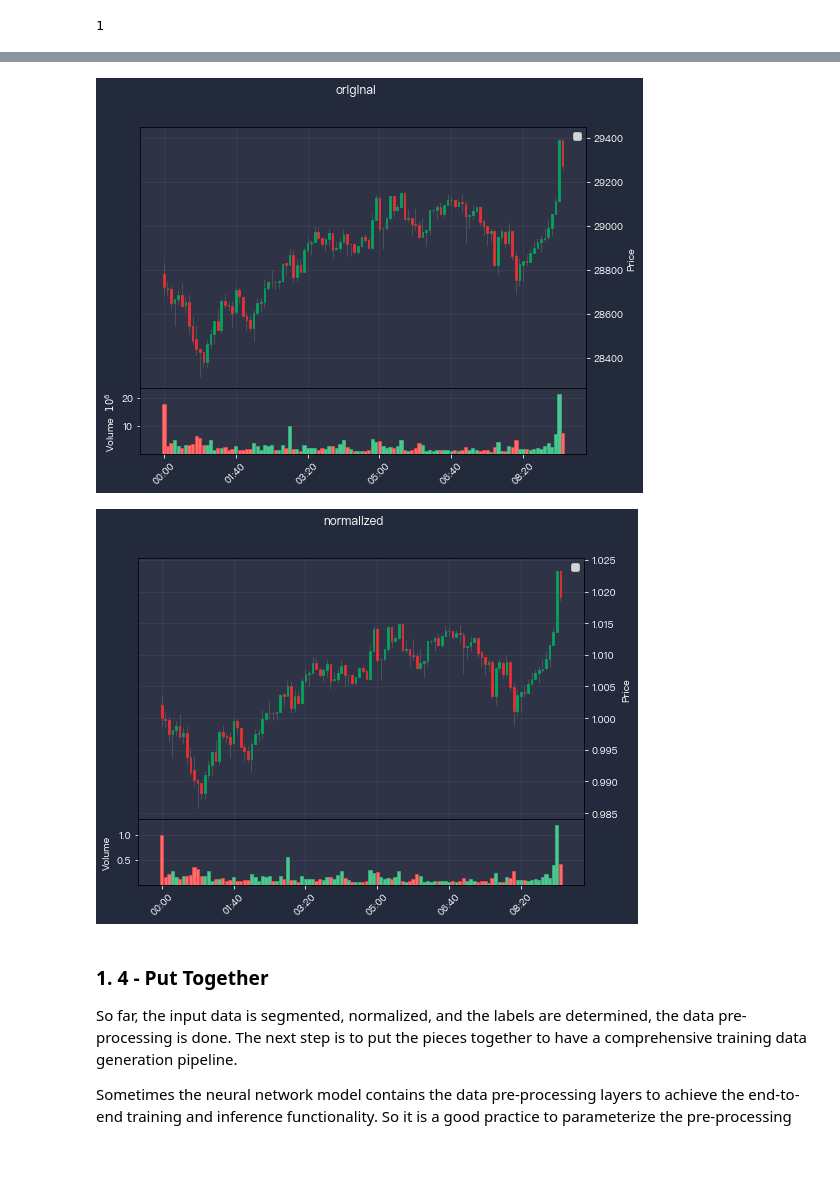
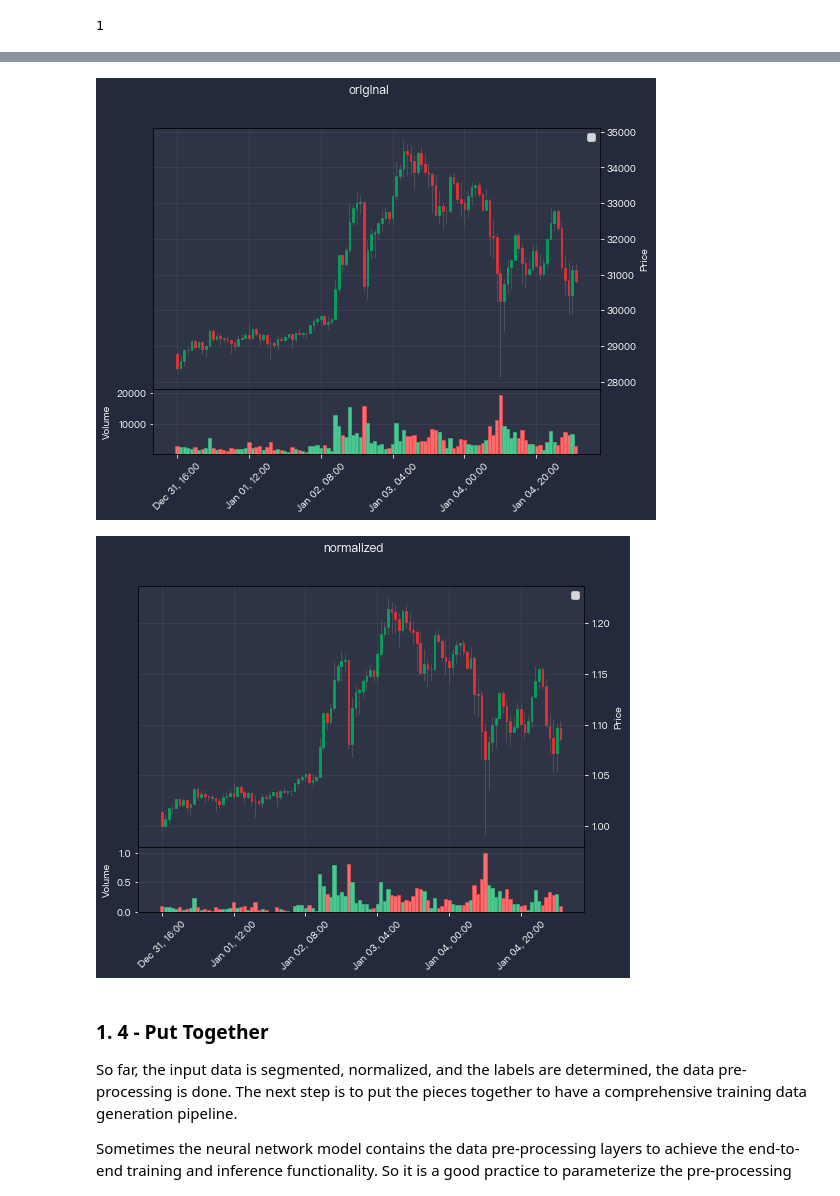
Before and after one commit to hchen13/neural-quant, a Jupyter notebook: dataset_management/dataset_generation.ipynb, the cells around one changed output, grey strips where cells are left out. Drawn from its saved outputs; the diff is of its cells as text; code cells hidden in the pictures; blank space fills up the shorter version.

```diff
--- a/dataset_management/dataset_generation.ipynb
+++ b/dataset_management/dataset_generation.ipynb
@@ -70,8 +70,8 @@ from matplotlib import pyplot as plt
 # %% [markdown]
 An example of retrieving data through QUANTAXIS package, notice that the dataframes from it are actually indexed with names "datetime" and "code", so if the later code uses the index names, please refer back to this accordingly.
 # %%
-btc_symbol = 'HUOBI.btcusdt'
-freq = '5min'
+btc_symbol = 'BINANCE.BTCUSDT'
+freq = '60min'
 start_date = "2021-01-01"
 end_date = str(datetime.today())
 data = qa.QA_fetch_cryptocurrency_min_adv(btc_symbol, start=start_date, end=end_date, frequence=freq).data
@@ -109,7 +109,8 @@ for i in range(0, len(data) - window_size):
     future = segment[n:]
     print(f"SHAPES:\nsegment = {segment.shape} | history = {history.shape} | future = {future.shape}")
     s = history.iloc[-1].name[0]
-    mpf_draw_trading_data(segment, seps=[s]);
+    fig, (main_ax, vol_ax) = draw_trading_data(segment, pointers=[s])
+    main_ax.axvline(n-.5, ls='--', color='gray');
     break
 # %% [output]
 SHAPES:
@@ -145,6 +154,6 @@ where $k_{up}$ and $k_{lo}$ are the upper and lower bounds magnitudes, $v$ is th
 # %%
-segments = segment_trading_data(data=data, n=100, t=12, norm=True)
-r = 4                       # this is a random number, meaning that I'm taking the r-th segment as a sample
+segments = segment_trading_data(data=data, n=100, t=12, shuffle=False, norm=True)
+r = 56                       # this is a random number, meaning that I'm taking the r-th segment as a sample
 for _ in range(r):
     history, future = next(segments)
 
@@ -155,3 +164,15 @@ last_bar = history.iloc[-1]
 last_closing_price = last_bar['close']
 upper_bound = k_up * volatility + last_closing_price
 lower_bound = -k_lo * volatility + last_closing_price
+
+
+# ATR version
+from utilities.funcs import indicator_ATR
+
+print(len(history) // 2)
+atr_df = indicator_ATR(history, n=len(history) // 2)
+atr = atr_df.iloc[-1].ATR
+
+up_atr = k_up * atr + last_closing_price
+lo_atr = -k_lo * atr + last_closing_price
+print(volatility, atr)
@@ -210,35 +239,37 @@ The implementation can be integrated into the previous code snippet when we segm
 # %%
 def segment_trading_data(data: pd.DataFrame, n: int=144, t: int=6, norm=False):
     """ Slide the given trading data and generate segments
         data:   the trading data formatted as QUANTAXIS DataStruct
         n:      history window size, default to 144 (12 hours of 5min data)
         t:      future window size, default to 6 (half hour of 5min data)
         norm:   specify whether to normalize the input data
         :return : generator of (history, future) pair
     """
     window_size = n + t
     for i in range(0, len(data) - window_size + 1):
         segment = data.iloc[i : i + window_size].copy()
         if norm:
+
             anchor_price = segment['close'].iloc[0]
-            anchor_volume = segment['volume'].iloc[0]
-            segment[['open', 'close', 'high', 'low']] /= anchor_price
-            segment['volume'] /= anchor_volume
+            max_vol = segment['volume'].iloc[:n].max()
+            min_vol = segment['volume'].iloc[:n].min()
+            segment[['open', 'high', 'low', 'close']] /= anchor_price
+            segment['volume'] = (segment['volume'] - min_vol) / (max_vol - min_vol)
         history = segment[:n]
         future = segment[n:]
         yield history, future
 
 orig_segments = segment_trading_data(data, 100, 12, False)
 norm_segments = segment_trading_data(data, 100, 12, True)
 
 orig_history, orig_future = next(orig_segments)
 norm_history, norm_future = next(norm_segments)
 
-mpf_draw_trading_data(pd.concat([orig_history, orig_future]), title='original', figsize=(8, 6));
-mpf_draw_trading_data(pd.concat([norm_history, norm_future]), title='normalized', figsize=(8, 6));
+draw_trading_data(pd.concat([orig_history, orig_future]), title='original', figsize=(8, 6));
+draw_trading_data(pd.concat([norm_history, norm_future]), title='normalized', figsize=(8, 6));
 # %% [output]
-[figure, old version]
+[figure, new version]
-[figure, old version]
+[figure, new version]
 # %% [markdown]
 ### 1. 4 - Put Together
 
```
Also changed, not shown: parts of 8 cells of this notebook, 11 other files.
